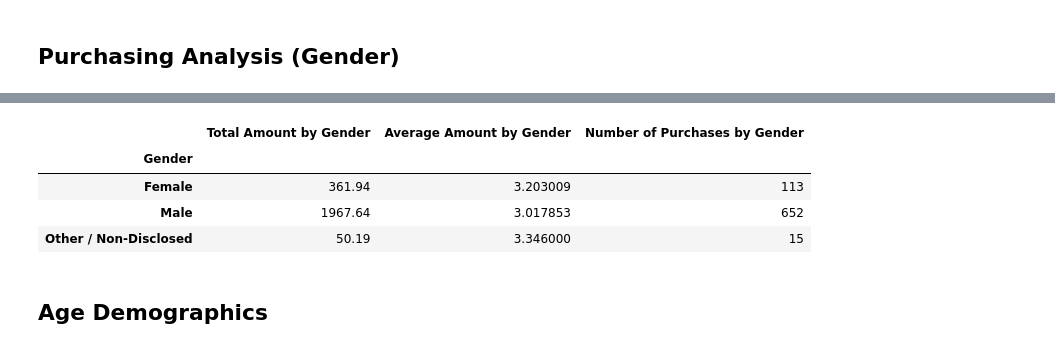
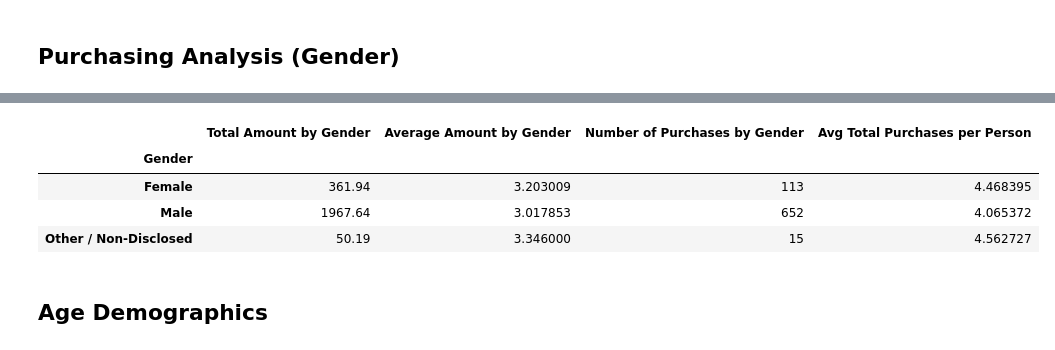
Before and after one commit to HIna-Ahmad/pandas-challenge, a Jupyter notebook: HeroesOfPymoli/HeroesOfPymoli_starter.ipynb, the cells around one changed output, grey strips where cells are left out. Saved outputs shown, nothing was run; the diff lists cells and outputs as text; code cells hidden in the pictures.

```diff
--- a/HeroesOfPymoli/HeroesOfPymoli_starter.ipynb
+++ b/HeroesOfPymoli/HeroesOfPymoli_starter.ipynb
@@ -127,25 +114,37 @@ gender_summary
 # %%
 #1. Total dollar value purchases by each gender,
 total_per_gender = purchase_data_df.groupby("Gender")["Price"].sum()
 
+
+
+#12 avg_per_sn = purchase_data_df.groupby("SN")["Price"].mean()
+
+avg_per_gender = purchase_data_df.groupby("Gender")["Price"].mean()
+
+new = purchase_data_df.groupby(["SN", "Gender"])["Price"].sum()
+#new.reset_index(inplace=True)
+new = new.reset_index()
+new
+by_Gender = new.groupby("Gender")["Price"].mean()
+by_Gender
 
 #2. Average price of the item bought by the gender,
 avg_per_gender = purchase_data_df.groupby("Gender")["Price"].mean()
 
 #3. Total items bought by that geneder group
 purch_per_gender = purchase_data_df.groupby("Gender")["Item ID"].count()
 
 
 
-summary_info = {"Total Amount by Gender":total_per_gender, "Average Amount by Gender":avg_per_gender, "Number of Purchases by Gender":purch_per_gender}
+summary_info = {"Total Amount by Gender":total_per_gender, "Average Amount by Gender":avg_per_gender, "Number of Purchases by Gender":purch_per_gender, "Avg Total Purchases per Person": by_Gender}
 summary_data = pd.DataFrame(summary_info)
 summary_data
 # %% [output]
-|  | Total Amount by Gender | Average Amount by Gender | Number of Purchases by Gender |
-| Gender |  |  |  |
-| Female | 361.94 | 3.203009 | 113 |
-| Male | 1967.64 | 3.017853 | 652 |
-| Other / Non-Disclosed | 50.19 | 3.346000 | 15 |
+|  | Total Amount by Gender | Average Amount by Gender | Number of Purchases by Gender | Avg Total Purchases per Person |
+| Gender |  |  |  |  |
+| Female | 361.94 | 3.203009 | 113 | 4.468395 |
+| Male | 1967.64 | 3.017853 | 652 | 4.065372 |
+| Other / Non-Disclosed | 50.19 | 3.346000 | 15 | 4.562727 |
 # %% [markdown]
 ## Age Demographics
 # %% [markdown]
```
Also changed, not shown: parts of 1 cell of this notebook, 3 other files.
